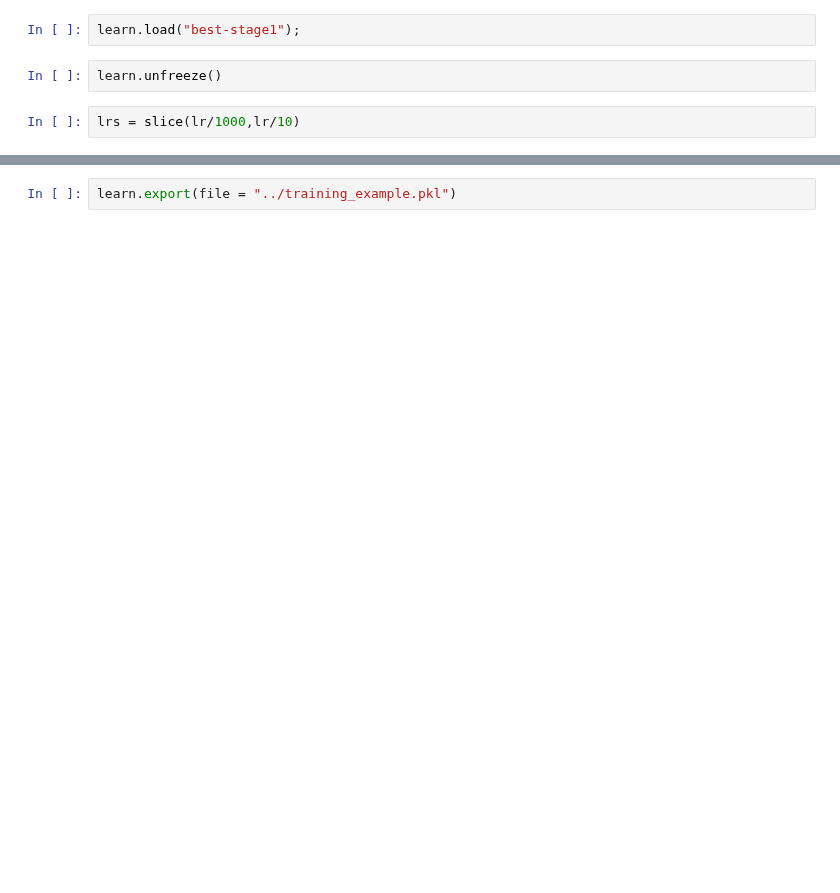
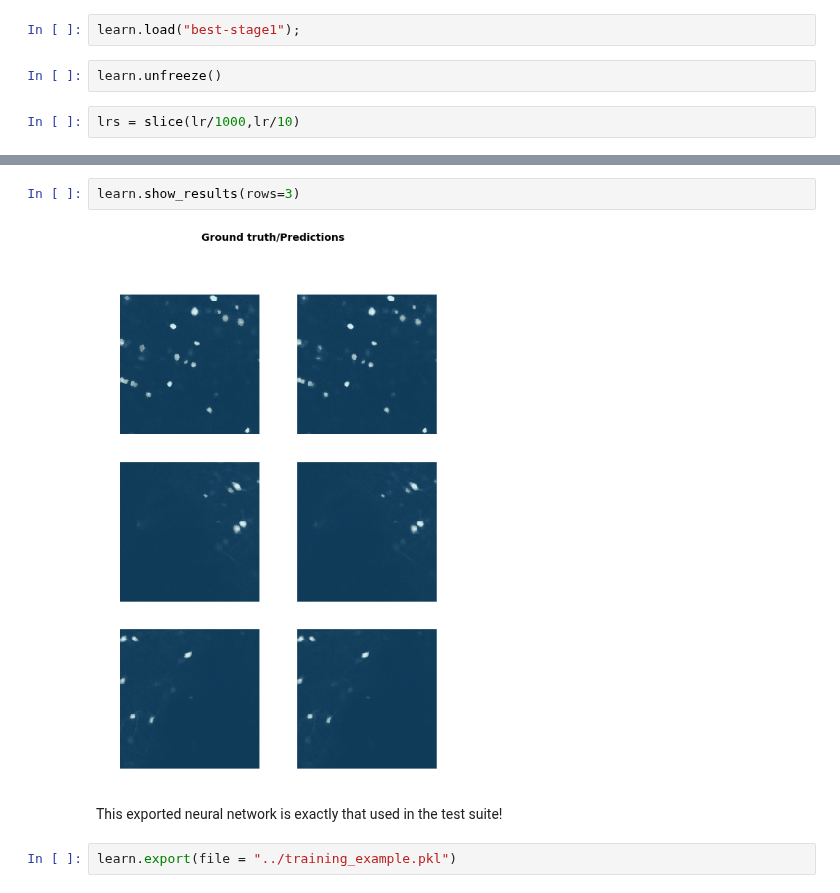
Before and after one commit to Mouse-Imaging-Centre/fastCell, a Jupyter notebook: resources/training_example/training_example.ipynb, the cells around one changed output, grey strips where cells are left out. Cells and saved outputs as stored; diff of their text form; blank space fills up the shorter version.

```diff
--- a/resources/training_example/training_example.ipynb
+++ b/resources/training_example/training_example.ipynb
@@ -235,2 +249,8 @@ Better model found at epoch 0 with dice value: 0.6996657252311707.
+# %%
+learn.show_results(rows=3)
+# %% [output]
+[figure, added]
+# %% [markdown]
+This exported neural network is exactly that used in the test suite!
 # %%
 learn.export(file = "../training_example.pkl")
```
Also changed, not shown: parts of 9 cells of this notebook.
